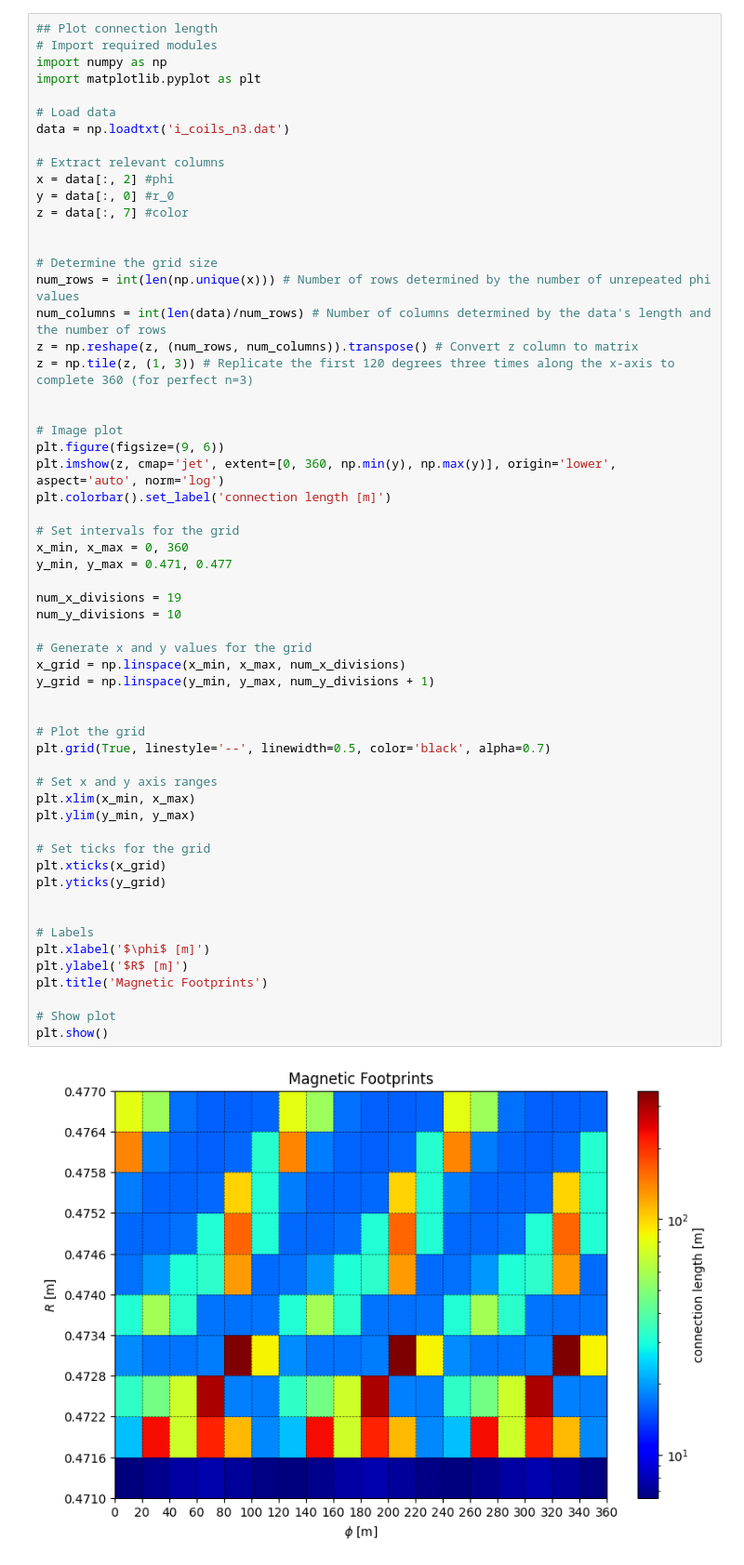
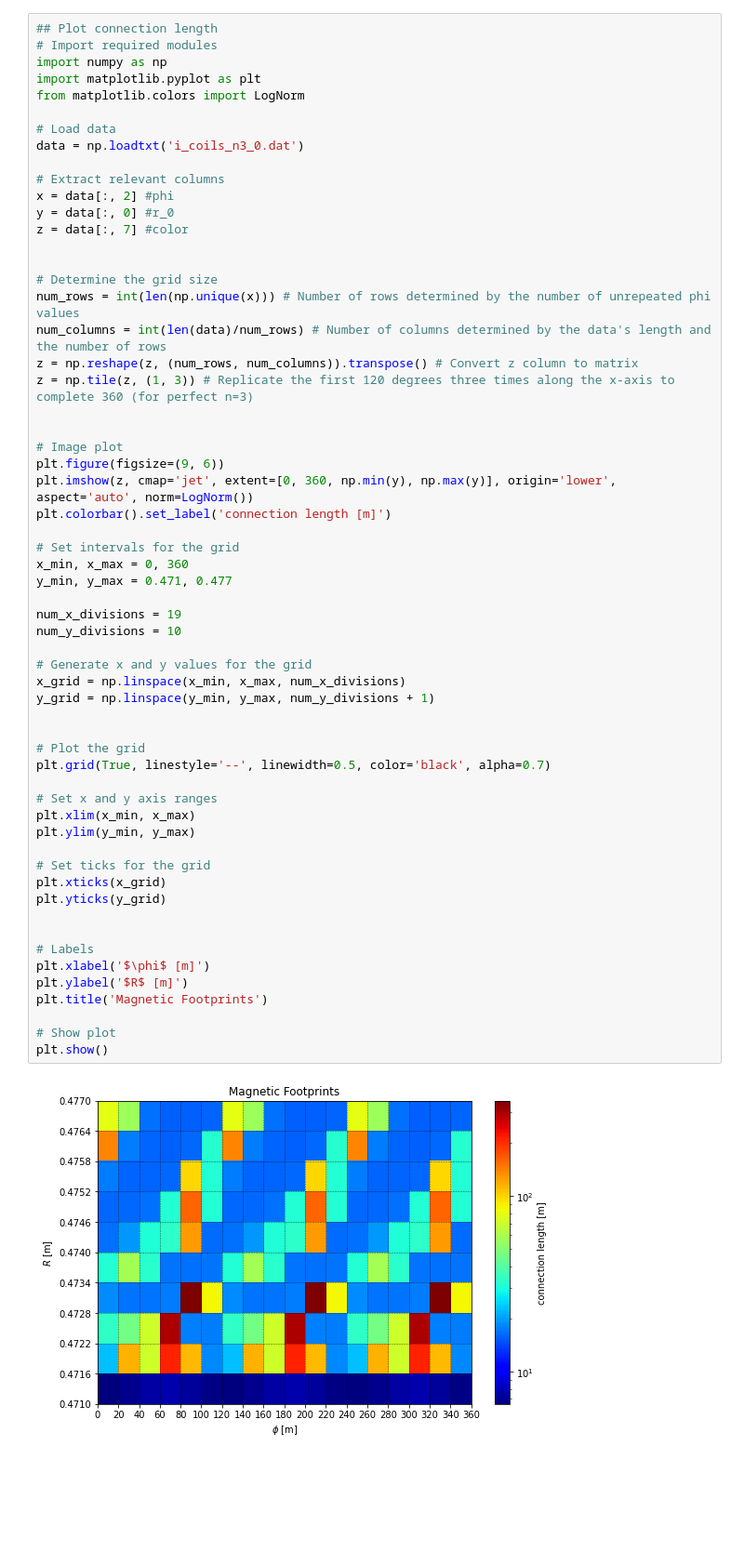
Before and after one commit to ojrfernandes/maglib, a Jupyter notebook: maglit/tcabr_footprints/plot_test.ipynb, the cells around one changed output. Shown: that part at 93% size. Saved outputs shown, nothing was run; the diff lists cells and outputs as text; blank space fills up the shorter version.

```diff
--- a/maglit/tcabr_footprints/plot_test.ipynb
+++ b/maglit/tcabr_footprints/plot_test.ipynb
@@ -3,9 +3,10 @@
 # Import required modules
 import numpy as np
 import matplotlib.pyplot as plt
+from matplotlib.colors import LogNorm
 
 # Load data
-data = np.loadtxt('i_coils_n3.dat')
+data = np.loadtxt('i_coils_n3_0.dat')
 
 # Extract relevant columns
 x = data[:, 2] #phi
@@ -22,7 +23,7 @@ z = np.tile(z, (1, 3)) # Replicate the first 120 degrees three times along the x
 
 # Image plot
 plt.figure(figsize=(9, 6))
-plt.imshow(z, cmap='jet', extent=[0, 360, np.min(y), np.max(y)], origin='lower', aspect='auto', norm='log')
+plt.imshow(z, cmap='jet', extent=[0, 360, np.min(y), np.max(y)], origin='lower', aspect='auto', norm=LogNorm())
 plt.colorbar().set_label('connection length [m]')
 
 # Set intervals for the grid
@@ -30,34 +31,34 @@ x_min, x_max = 0, 360
 y_min, y_max = 0.471, 0.477
 
 num_x_divisions = 19
 num_y_divisions = 10
 
 # Generate x and y values for the grid
 x_grid = np.linspace(x_min, x_max, num_x_divisions)
 y_grid = np.linspace(y_min, y_max, num_y_divisions + 1)
 
 
 # Plot the grid
 plt.grid(True, linestyle='--', linewidth=0.5, color='black', alpha=0.7)
 
 # Set x and y axis ranges
 plt.xlim(x_min, x_max)
 plt.ylim(y_min, y_max)
 
 # Set ticks for the grid
 plt.xticks(x_grid)
 plt.yticks(y_grid)
 
 
 # Labels
 plt.xlabel('$\phi$ [m]')
 plt.ylabel('$R$ [m]')
 plt.title('Magnetic Footprints')
 
 # Show plot
 plt.show()
 # %% [output]
-[figure, old version]
+[figure, new version]
 # %%
 ## Plot psi_min
 # Import required modules
```
Also changed, not shown: parts of 1 cell of this notebook, 9 other files.
